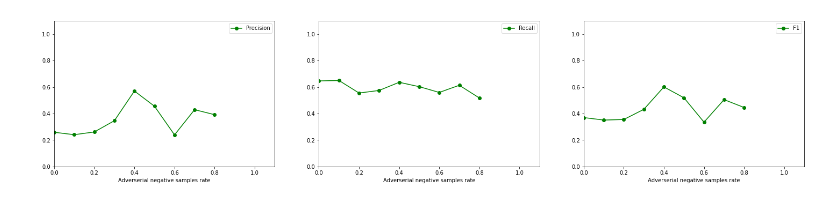
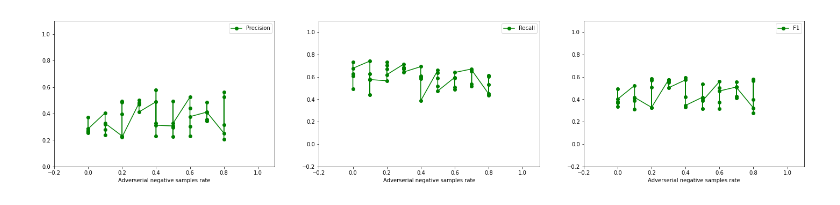
Before and after one commit to elangovana/large-scale-ptm-ppi, a Jupyter notebook: notebooks/chemprot_adverserial_prediction_analysis.ipynb, the cells around one changed output. Saved outputs shown, nothing was run; the diff lists cells and outputs as text; code cells hidden in the pictures.

```diff
--- a/notebooks/chemprot_adverserial_prediction_analysis.ipynb
+++ b/notebooks/chemprot_adverserial_prediction_analysis.ipynb
@@ -14,3 +1,8 @@ s3_tests=[
+# %%
+s3_tests = []
+for m in ["0", "21","42", "63", "84", "105", "126", "147", "168"]:
+    for i in ["00", "01", "02", "03", "04"]:
+        s3_tests.append(f"s3://aegovan-data/chemprot_adverserial/predictions_chemprot-adverserial-train-767-210-{m}-{i}-202211142035/202211191630/chemprot_abstract_test.json.json")
 # %%
 import sys, os, pandas as pd, io
 sys.path.append("../src")
@@ -90,34 +96,34 @@ def plot_comparison(df):
     with warnings.catch_warnings():
         warnings.filterwarnings("ignore", message=".*")
 
         fig, ax = plt.subplots(1,3, figsize=(25,5))
         my_colors= [ "green",  "orange"]
 
         linetype = "-"
         legend_suffix = ""
 
 
         column_renames={"Precision": "Precision" ,
                         "TrainAdverserialNegativeRate" : "Adverserial negative samples rate" ,
                         "Recall" : "Recall" ,
                         "F1": "F1" ,
                        }
 
         df[["Precision", "TrainAdverserialNegativeRate"]]\
             .rename(columns=column_renames)\
-            .plot(x="Adverserial negative samples rate", linestyle =linetype, marker='o', ylim=(0,1.1), xlim=(0, 1.1), ax=ax[0], color=(my_colors))
+            .plot(x="Adverserial negative samples rate", linestyle =linetype, marker='o', ylim=(0,1.1), xlim=(-0.2, 1.1), ax=ax[0], color=(my_colors))
 
         df[["Recall","TrainAdverserialNegativeRate"]]\
             .rename(columns=column_renames)\
-            .plot(x="Adverserial negative samples rate", linestyle =linetype, marker='o', ylim=(0,1.1), xlim=(0, 1.1), ax=ax[1], color=(my_colors))
+            .plot(x="Adverserial negative samples rate", linestyle =linetype, marker='o', ylim=(-0.2,1.1), xlim=(-0.2, 1.1), ax=ax[1], color=(my_colors))
 
         df[["F1","TrainAdverserialNegativeRate"]]\
             .rename(columns=column_renames)\
-            .plot(x="Adverserial negative samples rate", linestyle =linetype, marker='o', ylim=(0,1.1), xlim=(0, 1.1), ax=ax[2], color=(my_colors))
+            .plot(x="Adverserial negative samples rate", linestyle =linetype, marker='o', ylim=(-0.2,1.1), xlim=(-0.2, 1.1), ax=ax[2], color=(my_colors))
 
 
         plt.legend()
 
 plot_comparison(df_stats)
 # %% [output]
-[figure, old version]
+[figure, new version]
```
Also changed, not shown: parts of 8 cells of this notebook.
